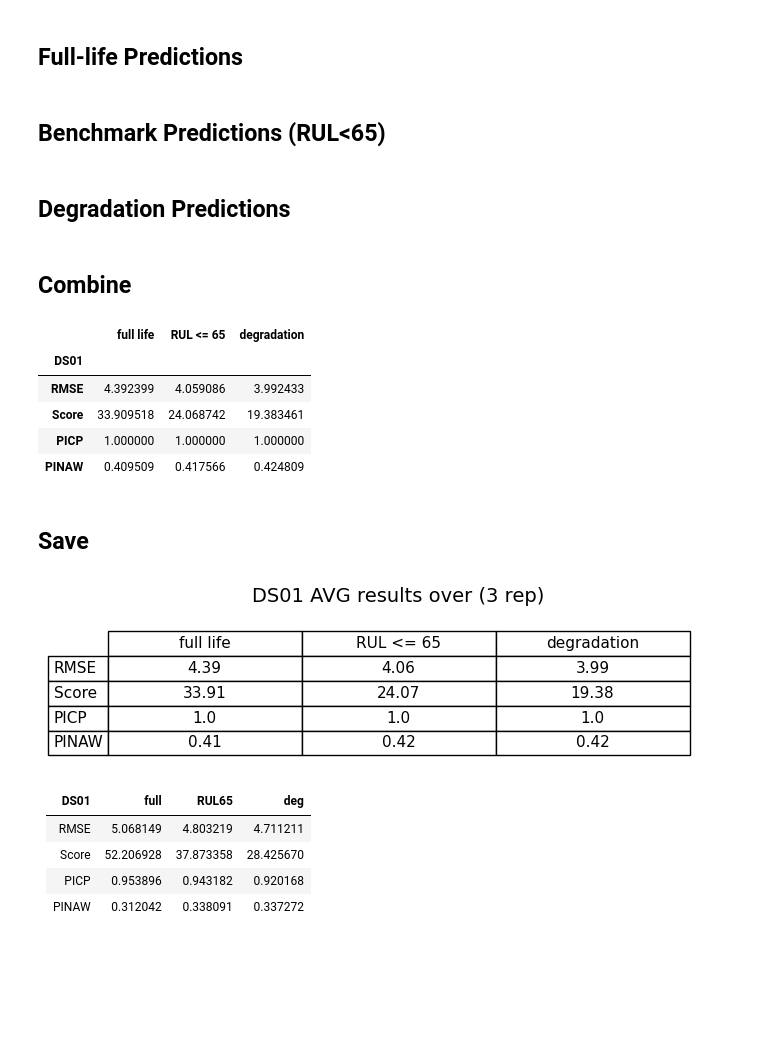
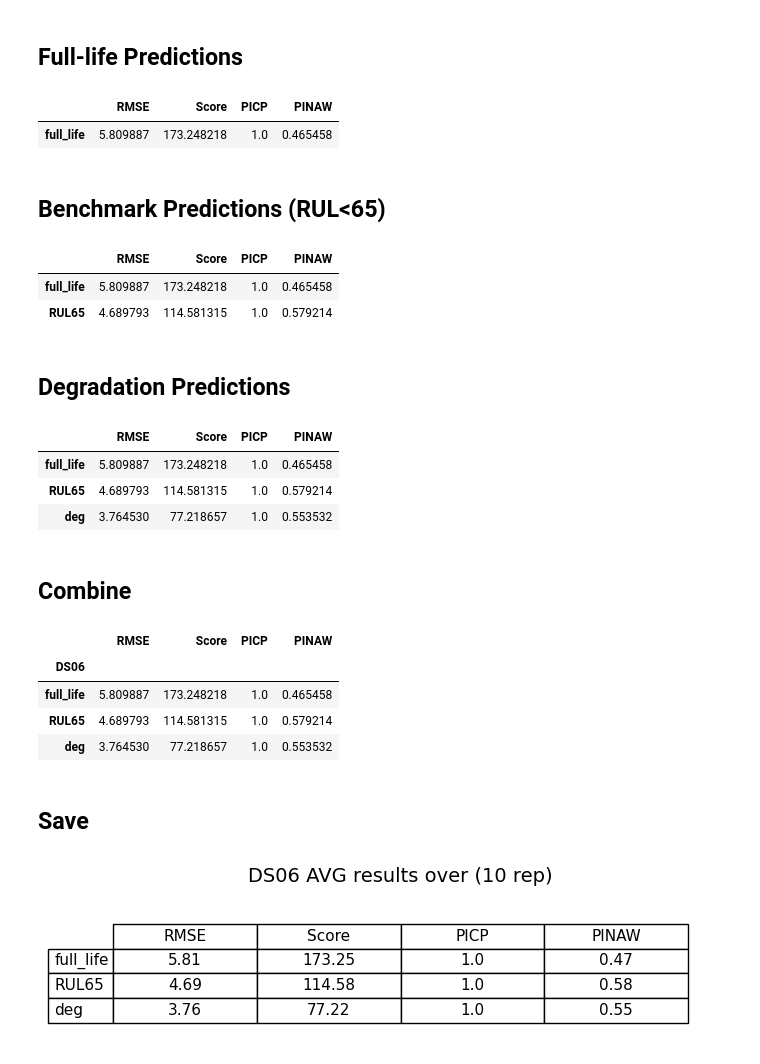
Before and after one commit to 4belito/deep-performance-rul, a Jupyter notebook: 7-results.ipynb, the cells around one changed output. Cells and saved outputs as stored; diff of their text form; code cells hidden in the pictures; blank space fills up the shorter version.

```diff
--- a/7-results.ipynb
+++ b/7-results.ipynb
@@ -26,10 +26,32 @@ metrics_full.name = "full life"
+# %%
+metrics = build_metrics_table(df_preds)
+results.loc["full_life"] = [
+    metrics["RMSE"],
+    metrics["Score"],
+    metrics["PICP"],
+    metrics["PINAW"],
+]
+
+results
+# %% [output]
+|  | RMSE | Score | PICP | PINAW |
+| full_life | 5.809887 | 173.248218 | 1.0 | 0.465458 |
 # %% [markdown]
 ## Benchmark Predictions (RUL<65)
 # %%
 df_benchmark = df_preds[df_preds["true_rul"] <= 65]
-metrics_rul65 = build_metrics_table(df_benchmark)
-metrics_rul65 = metrics_rul65.drop(columns=["unit"]).mean()
-metrics_rul65.name = "RUL <= 65"
+metrics = build_metrics_table(df_benchmark)
+results.loc["RUL65"] = [
+    metrics["RMSE"],
+    metrics["Score"],
+    metrics["PICP"],
+    metrics["PINAW"],
+]
+results
+# %% [output]
+|  | RMSE | Score | PICP | PINAW |
+| full_life | 5.809887 | 173.248218 | 1.0 | 0.465458 |
+| RUL65 | 4.689793 | 114.581315 | 1.0 | 0.579214 |
 # %% [markdown]
 ## Degradation Predictions
 # %%
@@ -40,27 +62,31 @@ df_degpreds = df_preds[
     df_preds["time"] > df_preds["unit"].map(onsets)
 ]
 # %%
-metrics_deg = build_metrics_table(df_degpreds)
-metrics_deg = metrics_deg.drop(columns=["unit"]).mean()
-metrics_deg.name = "degradation"
+metrics = build_metrics_table(df_degpreds)
+results.loc["deg"] = [
+    metrics["RMSE"],
+    metrics["Score"],
+    metrics["PICP"],
+    metrics["PINAW"],
+]
+results
+# %% [output]
+|  | RMSE | Score | PICP | PINAW |
+| full_life | 5.809887 | 173.248218 | 1.0 | 0.465458 |
+| RUL65 | 4.689793 | 114.581315 | 1.0 | 0.579214 |
+| deg | 3.764530 | 77.218657 | 1.0 | 0.553532 |
 # %% [markdown]
 ## Combine
 # %%
-results_table = pd.concat(
-    [metrics_full, metrics_rul65, metrics_deg],
-    axis=1
-)
+results.index.name = DATA_NAME
 
-results_table.index.name = DATA_NAME
-
-results_table
+results
 # %% [output]
-|  | full life | RUL <= 65 | degradation |
-| DS01 |  |  |  |
-| RMSE | 4.392399 | 4.059086 | 3.992433 |
-| Score | 33.909518 | 24.068742 | 19.383461 |
-| PICP | 1.000000 | 1.000000 | 1.000000 |
-| PINAW | 0.409509 | 0.417566 | 0.424809 |
+|  | RMSE | Score | PICP | PINAW |
+| DS06 |  |  |  |  |
+| full_life | 5.809887 | 173.248218 | 1.0 | 0.465458 |
+| RUL65 | 4.689793 | 114.581315 | 1.0 | 0.579214 |
+| deg | 3.764530 | 77.218657 | 1.0 | 0.553532 |
 # %% [markdown]
 ## Save
 # %%
@@ -68,36 +94,29 @@ results_table.to_csv(PRED_DIR / f"mea{N_REP}_results.csv")
 # %%
 import matplotlib.pyplot as plt
 
 # Round for presentation
-table_df = results_table.round(2)
+table_df = results.round(2)
 
 fig, ax = plt.subplots(figsize=(7, 2))
 ax.axis('off')
 
 table = ax.table(
     cellText=table_df.values,
     rowLabels=table_df.index,
     colLabels=table_df.columns,
     cellLoc='center',
     loc='center'
 )
 
 table.auto_set_font_size(False)
 table.set_fontsize(11)
 table.scale(1.3, 1.8)
 
 plt.title(f"{DATA_NAME} AVG results over ({N_REP} rep)", fontsize=14, pad=20)
 plt.tight_layout()
 
 plt.savefig(PRED_DIR / f"mean{N_REP}_results.png", dpi=400)
 plt.show()
 plt.close()
 # %% [output]
-[figure, old version]
+[figure, new version]
-# %% [markdown]
-| DS01	 | full      | RUL65     | deg       |
-|--------|-----------|-----------|-----------|
-| RMSE   | 5.068149  | 4.803219  | 4.711211  |
-| Score  | 52.206928 | 37.873358 | 28.425670 |
-| PICP   | 0.953896  | 0.943182  | 0.920168  |
-| PINAW  | 0.312042  | 0.338091  | 0.337272  |
```
Also changed, not shown: parts of 13 cells of this notebook, 38 other files.
